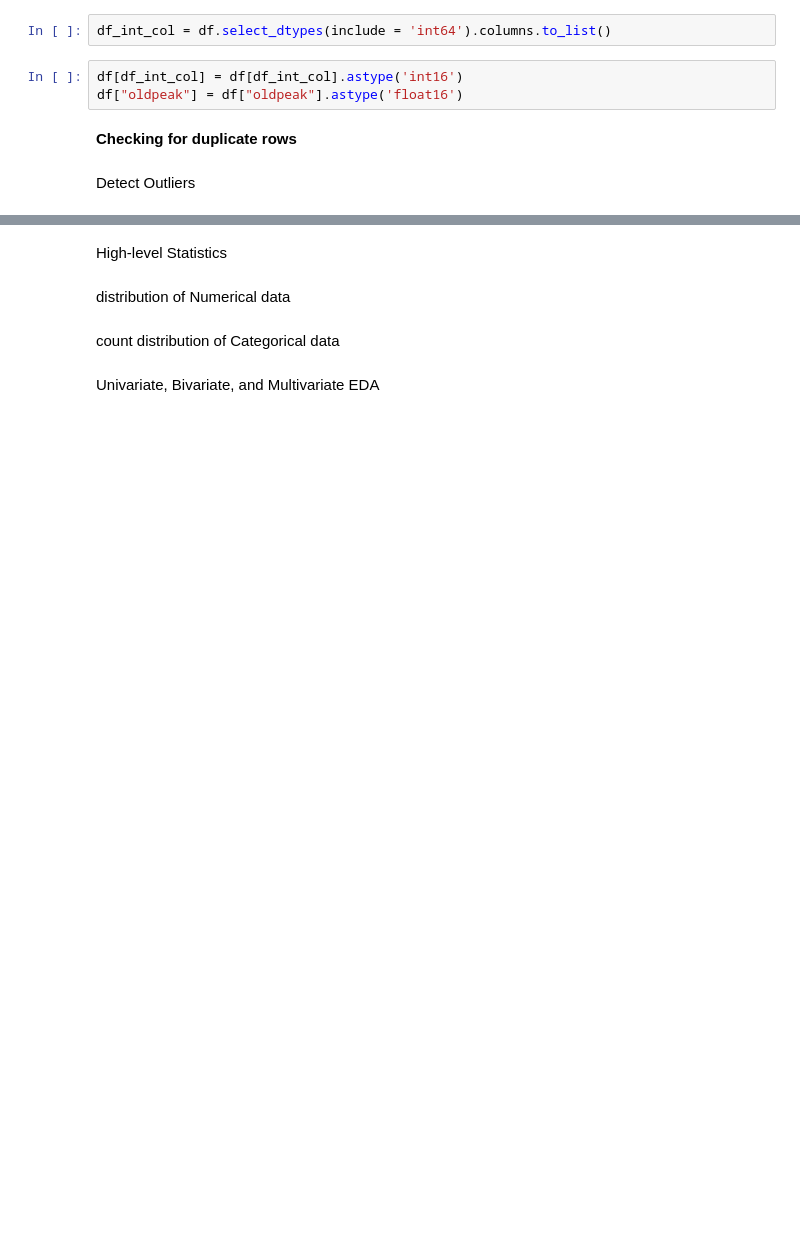
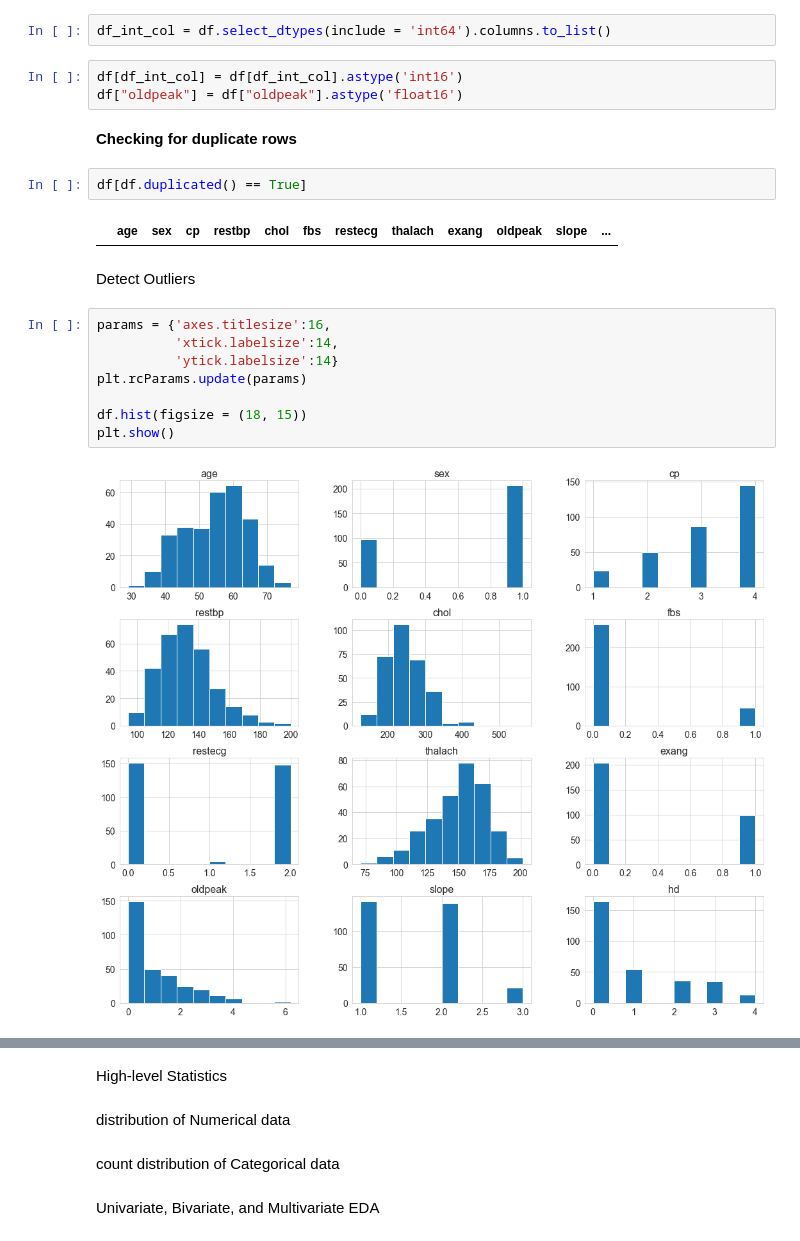
Before and after one commit to unpatel1/20220614_Classification_Tree_Heart_Disease, a Jupyter notebook: Classification_Tree_Heart_Disease.ipynb, the cells around one changed output, grey strips where cells are left out. Cells and saved outputs as stored; diff of their text form; blank space fills up the shorter version.

```diff
--- a/Classification_Tree_Heart_Disease.ipynb
+++ b/Classification_Tree_Heart_Disease.ipynb
@@ -154,5 +154,19 @@ df[df_int_col] = df[df_int_col].astype('int16')
 df["oldpeak"] = df["oldpeak"].astype('float16')
 # %% [markdown]
 **Checking for duplicate rows**
+# %%
+df[df.duplicated() == True]
+# %% [output]
+|  | age | sex | cp | restbp | chol | fbs | restecg | thalach | exang | oldpeak | slope | ... |
 # %% [markdown]
 Detect Outliers
+# %%
+params = {'axes.titlesize':16,
+          'xtick.labelsize':14,
+          'ytick.labelsize':14}
+plt.rcParams.update(params)
+
+df.hist(figsize = (18, 15))
+plt.show()
+# %% [output]
+[figure, added]
```
Also changed, not shown: parts of 17 cells of this notebook.
